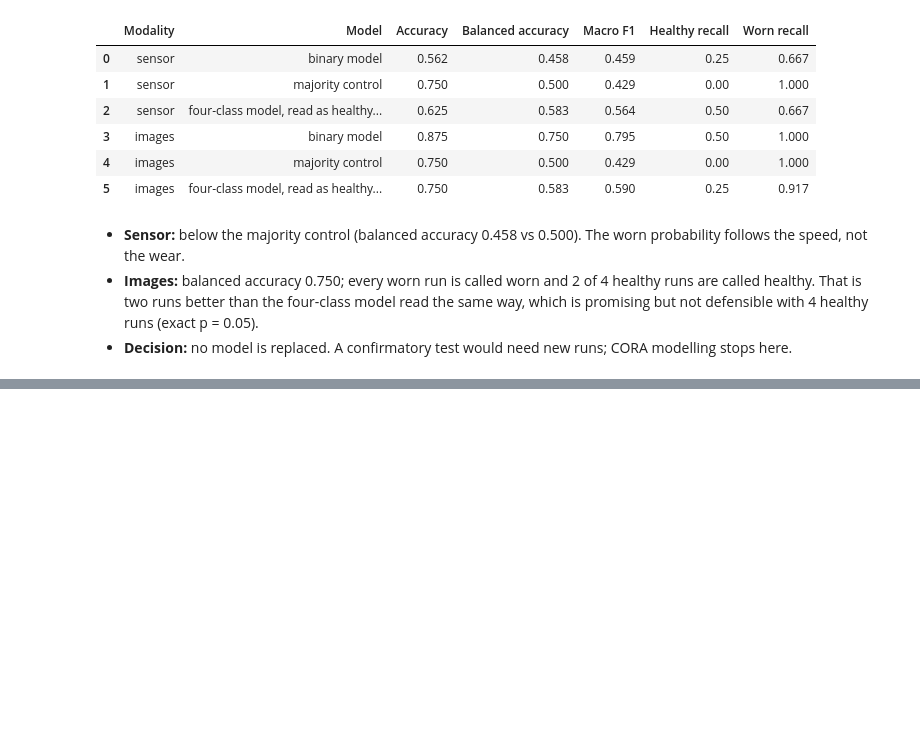
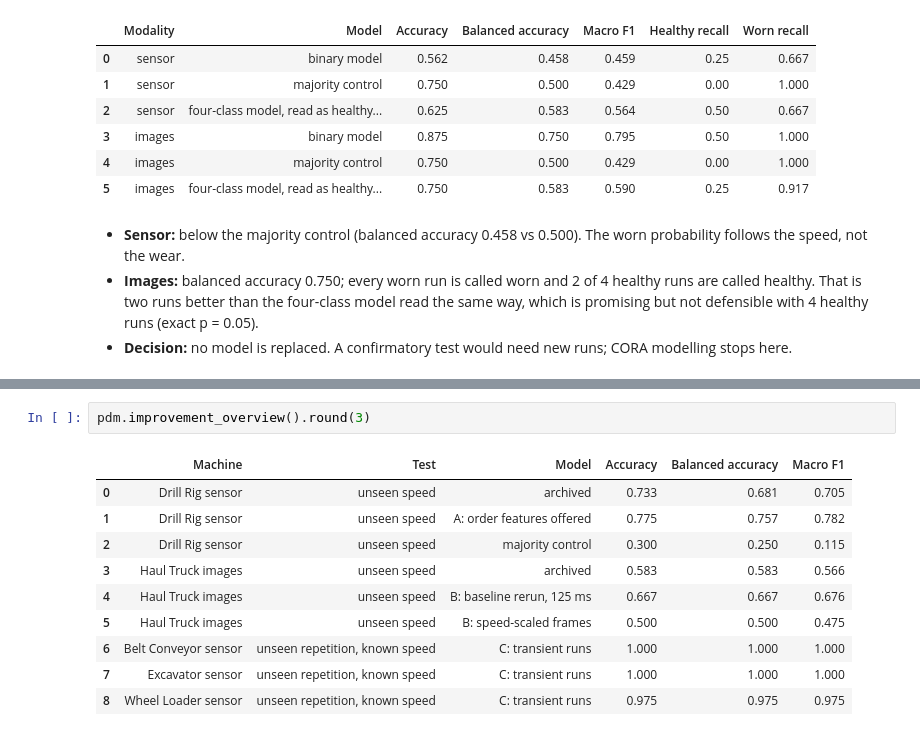
Before and after one commit to theganeshmishra/ai-based-predictive-maintenance-mining-equipment, a Jupyter notebook: Notebook/Mining_Equipment_Condition_Monitoring.ipynb, the cells around one changed output, grey strips where cells are left out. Saved outputs shown, nothing was run; the diff lists cells and outputs as text; blank space fills up the shorter version.

```diff
--- a/Notebook/Mining_Equipment_Condition_Monitoring.ipynb
+++ b/Notebook/Mining_Equipment_Condition_Monitoring.ipynb
@@ -302,0 +307,13 @@ pdm.followup_overview().round(3)
+# %%
+pdm.improvement_overview().round(3)
+# %% [output]
+|  | Machine | Test | Model | Accuracy | Balanced accuracy | Macro F1 |
+| 0 | Drill Rig sensor | unseen speed | archived | 0.733 | 0.681 | 0.705 |
+| 1 | Drill Rig sensor | unseen speed | A: order features offered | 0.775 | 0.757 | 0.782 |
+| 2 | Drill Rig sensor | unseen speed | majority control | 0.300 | 0.250 | 0.115 |
+| 3 | Haul Truck images | unseen speed | archived | 0.583 | 0.583 | 0.566 |
+| 4 | Haul Truck images | unseen speed | B: baseline rerun, 125 ms | 0.667 | 0.667 | 0.676 |
+| 5 | Haul Truck images | unseen speed | B: speed-scaled frames | 0.500 | 0.500 | 0.475 |
+| 6 | Belt Conveyor sensor | unseen repetition, known speed | C: transient runs | 1.000 | 1.000 | 1.000 |
+| 7 | Excavator sensor | unseen repetition, known speed | C: transient runs | 1.000 | 1.000 | 1.000 |
+| 8 | Wheel Loader sensor | unseen repetition, known speed | C: transient runs | 0.975 | 0.975 | 0.975 |
```
Also changed, not shown: parts of 3 cells of this notebook, 17 other files.
